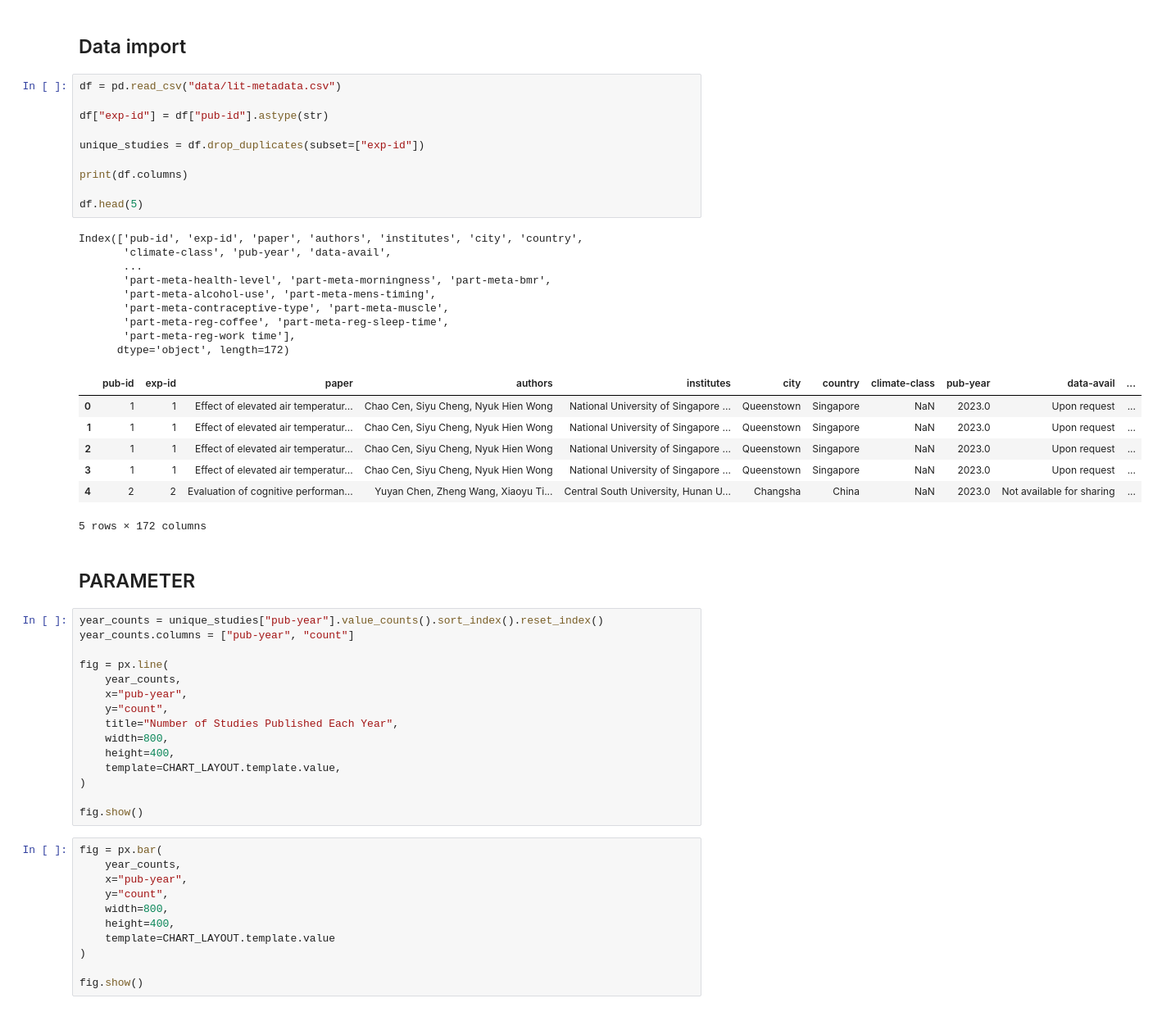
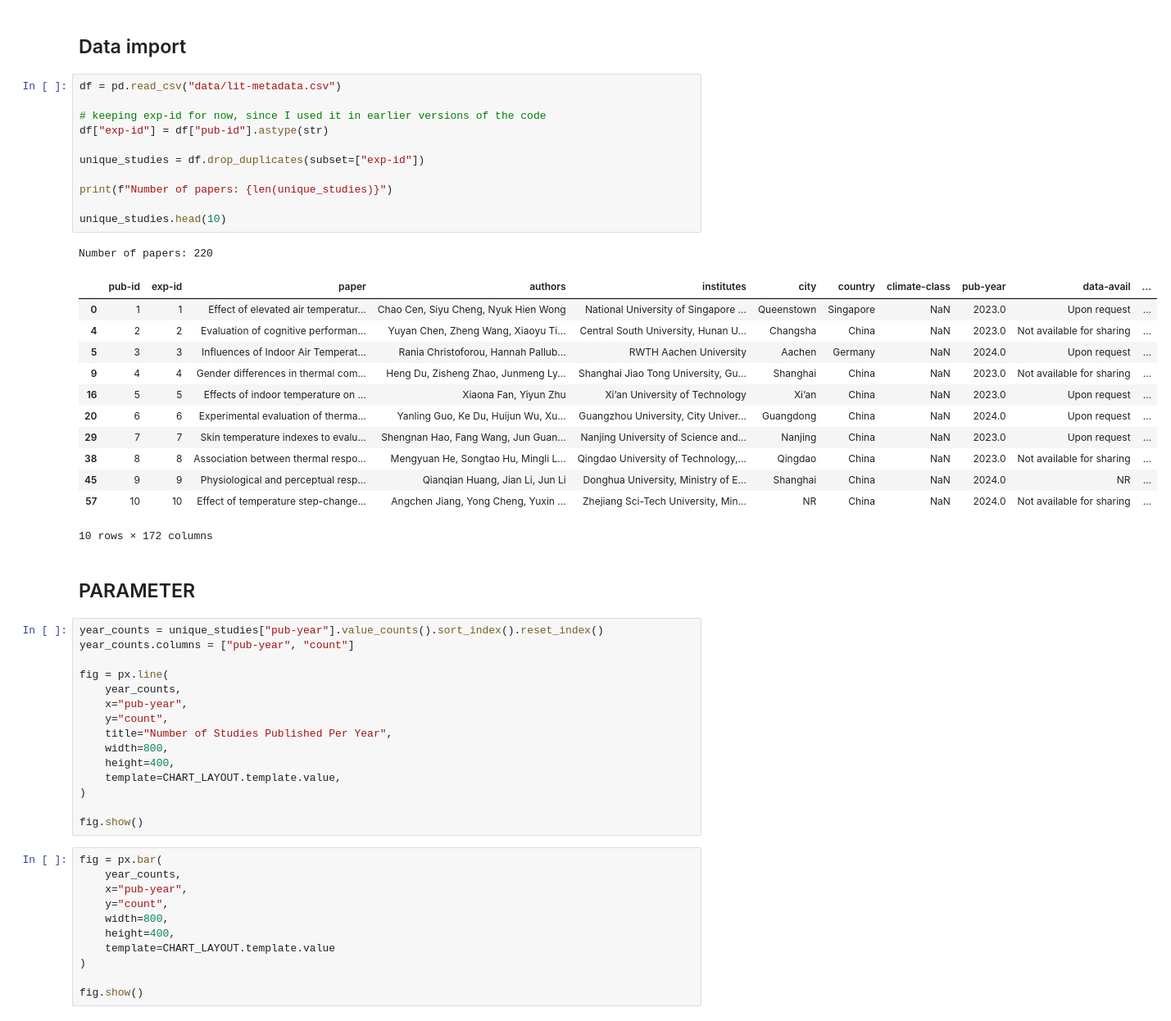
Before and after one commit to t-kramer/beat, a Jupyter notebook: meta-analysis.ipynb, the cells around one changed output. Shown at 82% size. Saved outputs shown, nothing was run; the diff lists cells and outputs as text.

```diff
--- a/meta-analysis.ipynb
+++ b/meta-analysis.ipynb
@@ -12,30 +12,28 @@ from utils.plotly_theme import custom_colors
 # %%
 df = pd.read_csv("data/lit-metadata.csv")
 
+# keeping exp-id for now, since I used it in earlier versions of the code
 df["exp-id"] = df["pub-id"].astype(str)
 
 unique_studies = df.drop_duplicates(subset=["exp-id"])
 
-print(df.columns)
+print(f"Number of papers: {len(unique_studies)}")
 
-df.head(5)
+unique_studies.head(10)
 # %% [output]
-Index(['pub-id', 'exp-id', 'paper', 'authors', 'institutes', 'city', 'country',
-       'climate-class', 'pub-year', 'data-avail',
-       ...
-       'part-meta-health-level', 'part-meta-morningness', 'part-meta-bmr',
-       'part-meta-alcohol-use', 'part-meta-mens-timing',
-       'part-meta-contraceptive-type', 'part-meta-muscle',
-       'part-meta-reg-coffee', 'part-meta-reg-sleep-time',
-       'part-meta-reg-work time'],
-      dtype='object', length=172)
+Number of papers: 220
 |  | pub-id | exp-id | paper | authors | institutes | city | country | climate-class | pub-year | data-avail | ... |
 | 0 | 1 | 1 | Effect of elevated air temperatur... | Chao Cen, Siyu Cheng, Nyuk Hien Wong | National University of Singapore ... | Queenstown | Singapore | NaN | 2023.0 | Upon request | ... |
-| 1 | 1 | 1 | Effect of elevated air temperatur... | Chao Cen, Siyu Cheng, Nyuk Hien Wong | National University of Singapore ... | Queenstown | Singapore | NaN | 2023.0 | Upon request | ... |
-| 2 | 1 | 1 | Effect of elevated air temperatur... | Chao Cen, Siyu Cheng, Nyuk Hien Wong | National University of Singapore ... | Queenstown | Singapore | NaN | 2023.0 | Upon request | ... |
-| 3 | 1 | 1 | Effect of elevated air temperatur... | Chao Cen, Siyu Cheng, Nyuk Hien Wong | National University of Singapore ... | Queenstown | Singapore | NaN | 2023.0 | Upon request | ... |
 | 4 | 2 | 2 | Evaluation of cognitive performan... | Yuyan Chen, Zheng Wang, Xiaoyu Ti... | Central South University, Hunan U... | Changsha | China | NaN | 2023.0 | Not available for sharing | ... |
+| 5 | 3 | 3 | Influences of Indoor Air Temperat... | Rania Christoforou, Hannah Pallub... | RWTH Aachen University | Aachen | Germany | NaN | 2024.0 | Upon request | ... |
+| 9 | 4 | 4 | Gender differences in thermal com... | Heng Du, Zisheng Zhao, Junmeng Ly... | Shanghai Jiao Tong University, Gu... | Shanghai | China | NaN | 2023.0 | Not available for sharing | ... |
+| 16 | 5 | 5 | Effects of indoor temperature on ... | Xiaona Fan, Yiyun Zhu | Xi’an University of Technology | Xi’an | China | NaN | 2023.0 | Upon request | ... |
+| 20 | 6 | 6 | Experimental evaluation of therma... | Yanling Guo, Ke Du, Huijun Wu, Xu... | Guangzhou University, City Univer... | Guangdong | China | NaN | 2024.0 | Upon request | ... |
+| 29 | 7 | 7 | Skin temperature indexes to evalu... | Shengnan Hao, Fang Wang, Jun Guan... | Nanjing University of Science and... | Nanjing | China | NaN | 2023.0 | Upon request | ... |
+| 38 | 8 | 8 | Association between thermal respo... | Mengyuan He, Songtao Hu, Mingli L... | Qingdao University of Technology,... | Qingdao | China | NaN | 2023.0 | Not available for sharing | ... |
+| 45 | 9 | 9 | Physiological and perceptual resp... | Qianqian Huang, Jian Li, Jun Li | Donghua University, Ministry of E... | Shanghai | China | NaN | 2024.0 | NR | ... |
+| 57 | 10 | 10 | Effect of temperature step-change... | Angchen Jiang, Yong Cheng, Yuxin ... | Zhejiang Sci-Tech University, Min... | NR | China | NaN | 2024.0 | Not available for sharing | ... |
-5 rows × 172 columns
+10 rows × 172 columns
 # %% [markdown]
 ## PARAMETER
 # %%
@@ -46,7 +44,7 @@ fig = px.line(
     year_counts,
     x="pub-year",
     y="count",
-    title="Number of Studies Published Each Year",
+    title="Number of Studies Published Per Year",
     width=800,
     height=400,
     template=CHART_LAYOUT.template.value,
```
Also changed, not shown: parts of 9 cells of this notebook.
